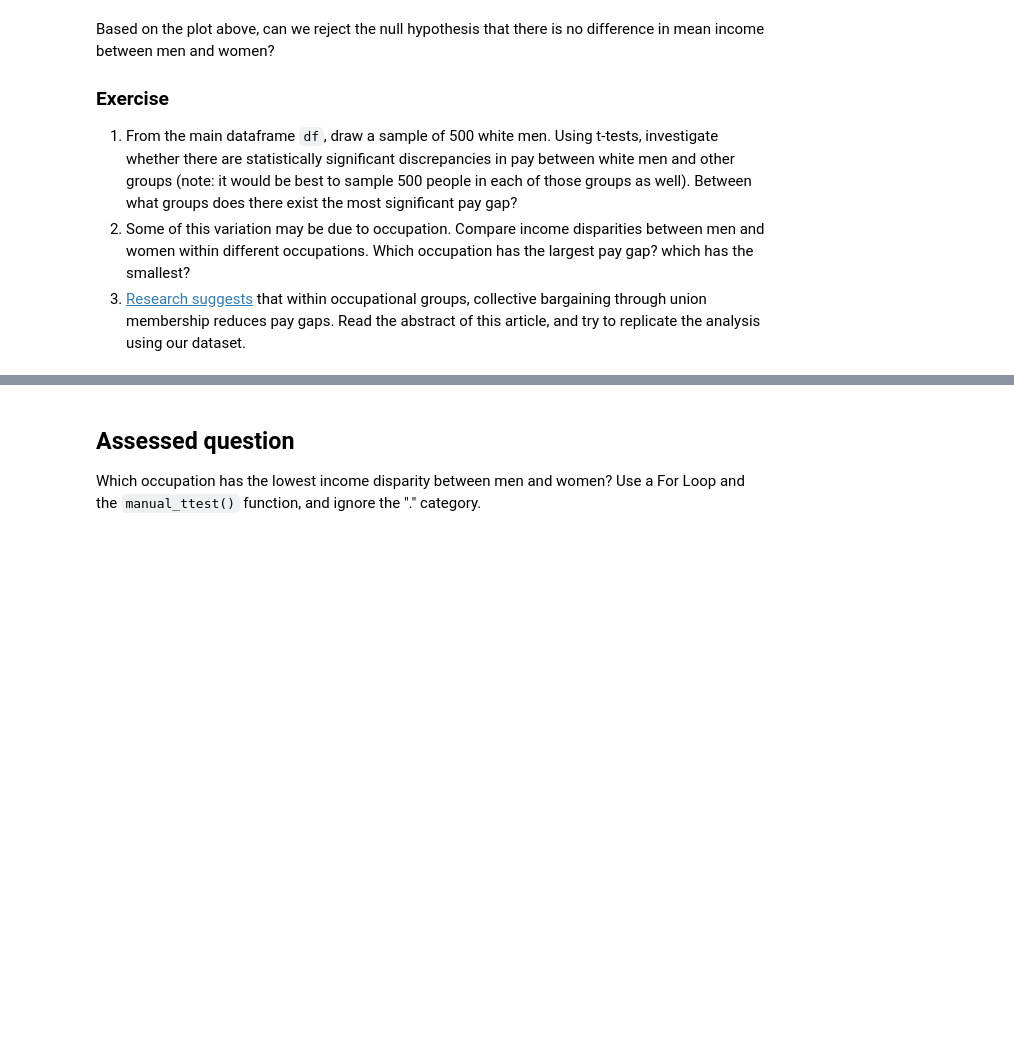
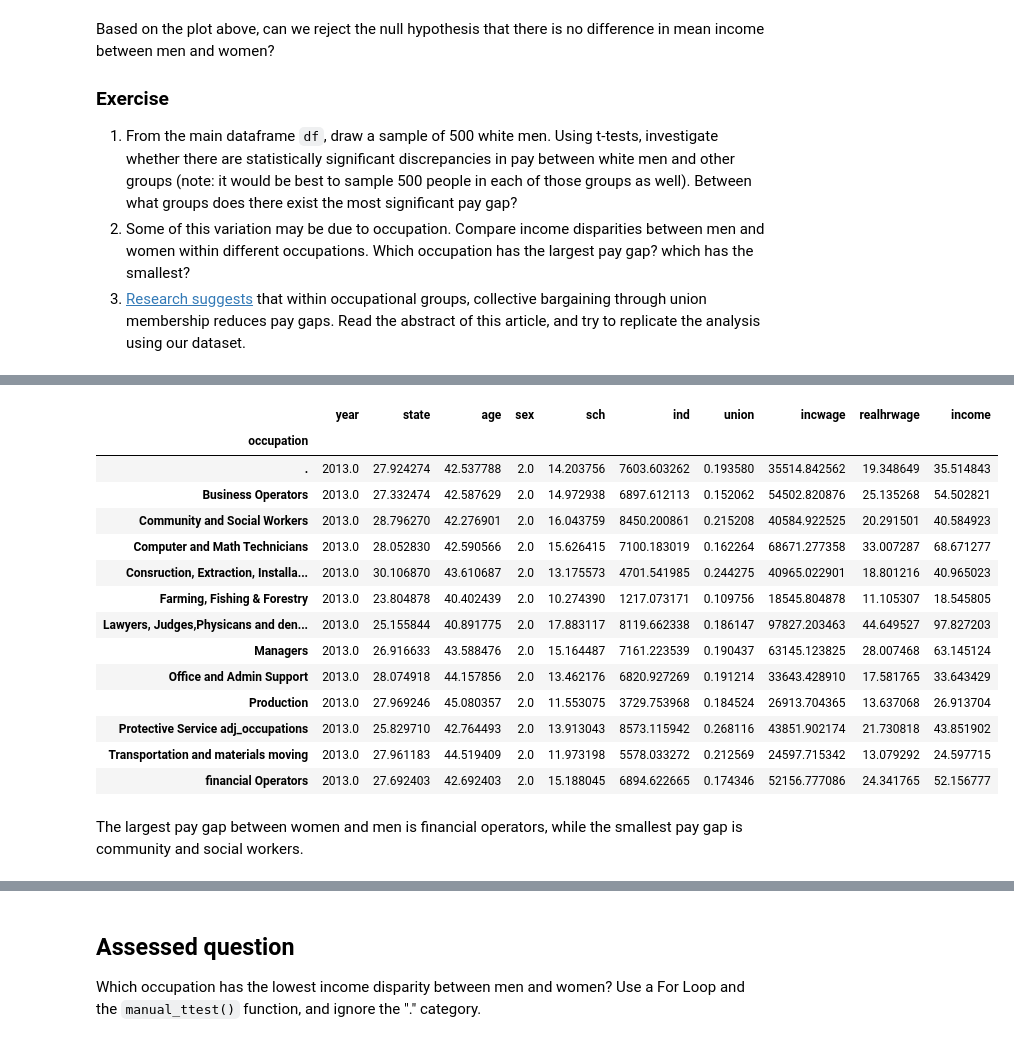
Before and after one commit to AngelaZhang111/QM2, a Jupyter notebook: w06_hypothesis_testing.ipynb, the cells around one changed output, grey strips where cells are left out. Cells and saved outputs as stored; diff of their text form; code cells hidden in the pictures; blank space fills up the shorter version.

```diff
--- a/w06_hypothesis_testing.ipynb
+++ b/w06_hypothesis_testing.ipynb
@@ -294,0 +358,21 @@ Based on the plot above, can we reject the null hypothesis that there is no diff
+# %%
+all_women = df[df['sex']==2]
+all_women.groupby('occupation').mean('income').sort_values('occupation')
+# %% [output]
+|  | year | state | age | sex | sch | ind | union | incwage | realhrwage | income |
+| occupation |  |  |  |  |  |  |  |  |  |  |
+| . | 2013.0 | 27.924274 | 42.537788 | 2.0 | 14.203756 | 7603.603262 | 0.193580 | 35514.842562 | 19.348649 | 35.514843 |
+| Business Operators | 2013.0 | 27.332474 | 42.587629 | 2.0 | 14.972938 | 6897.612113 | 0.152062 | 54502.820876 | 25.135268 | 54.502821 |
+| Community and Social Workers | 2013.0 | 28.796270 | 42.276901 | 2.0 | 16.043759 | 8450.200861 | 0.215208 | 40584.922525 | 20.291501 | 40.584923 |
+| Computer and Math Technicians | 2013.0 | 28.052830 | 42.590566 | 2.0 | 15.626415 | 7100.183019 | 0.162264 | 68671.277358 | 33.007287 | 68.671277 |
+| Consruction, Extraction, Installa... | 2013.0 | 30.106870 | 43.610687 | 2.0 | 13.175573 | 4701.541985 | 0.244275 | 40965.022901 | 18.801216 | 40.965023 |
+| Farming, Fishing & Forestry | 2013.0 | 23.804878 | 40.402439 | 2.0 | 10.274390 | 1217.073171 | 0.109756 | 18545.804878 | 11.105307 | 18.545805 |
+| Lawyers, Judges,Physicans and den... | 2013.0 | 25.155844 | 40.891775 | 2.0 | 17.883117 | 8119.662338 | 0.186147 | 97827.203463 | 44.649527 | 97.827203 |
+| Managers | 2013.0 | 26.916633 | 43.588476 | 2.0 | 15.164487 | 7161.223539 | 0.190437 | 63145.123825 | 28.007468 | 63.145124 |
+| Office and Admin Support | 2013.0 | 28.074918 | 44.157856 | 2.0 | 13.462176 | 6820.927269 | 0.191214 | 33643.428910 | 17.581765 | 33.643429 |
+| Production | 2013.0 | 27.969246 | 45.080357 | 2.0 | 11.553075 | 3729.753968 | 0.184524 | 26913.704365 | 13.637068 | 26.913704 |
+| Protective Service adj_occupations | 2013.0 | 25.829710 | 42.764493 | 2.0 | 13.913043 | 8573.115942 | 0.268116 | 43851.902174 | 21.730818 | 43.851902 |
+| Transportation and materials moving | 2013.0 | 27.961183 | 44.519409 | 2.0 | 11.973198 | 5578.033272 | 0.212569 | 24597.715342 | 13.079292 | 24.597715 |
+| financial Operators | 2013.0 | 27.692403 | 42.692403 | 2.0 | 15.188045 | 6894.622665 | 0.174346 | 52156.777086 | 24.341765 | 52.156777 |
+# %% [markdown]
+The largest pay gap between women and men is financial operators, while the smallest pay gap is community and social workers.
```
Also changed, not shown: parts of 14 cells of this notebook.
